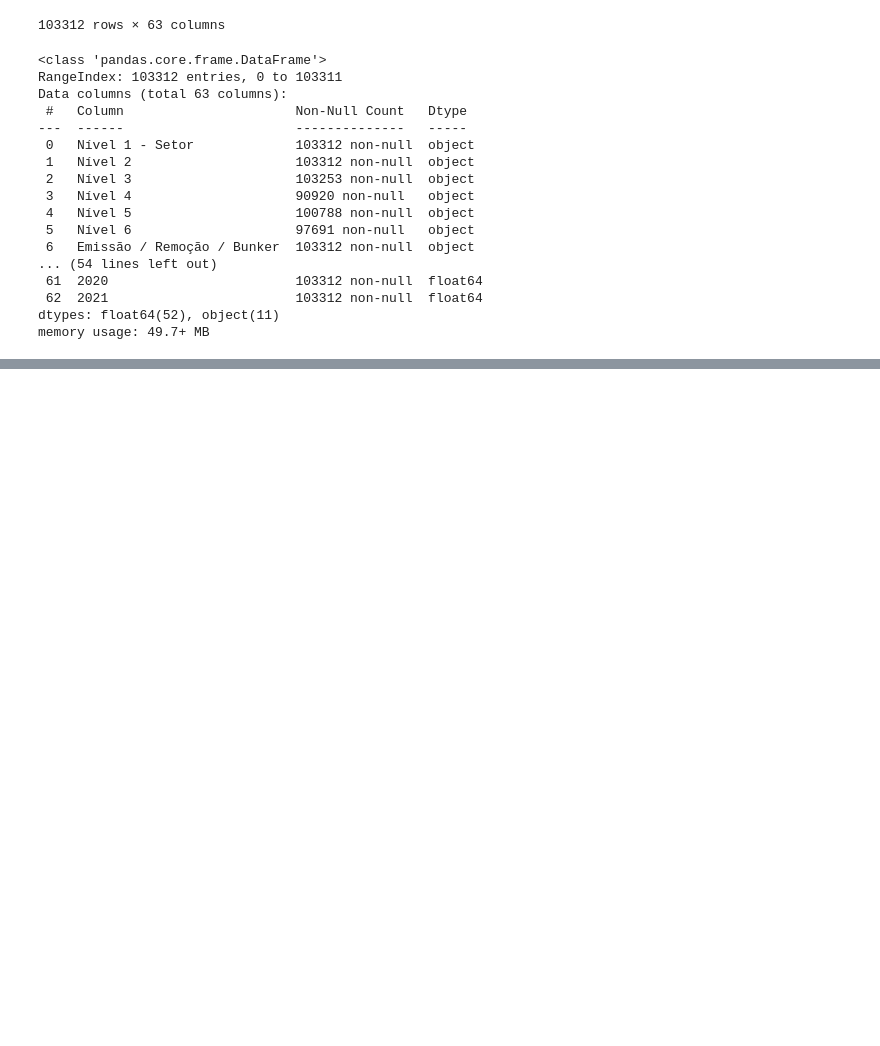
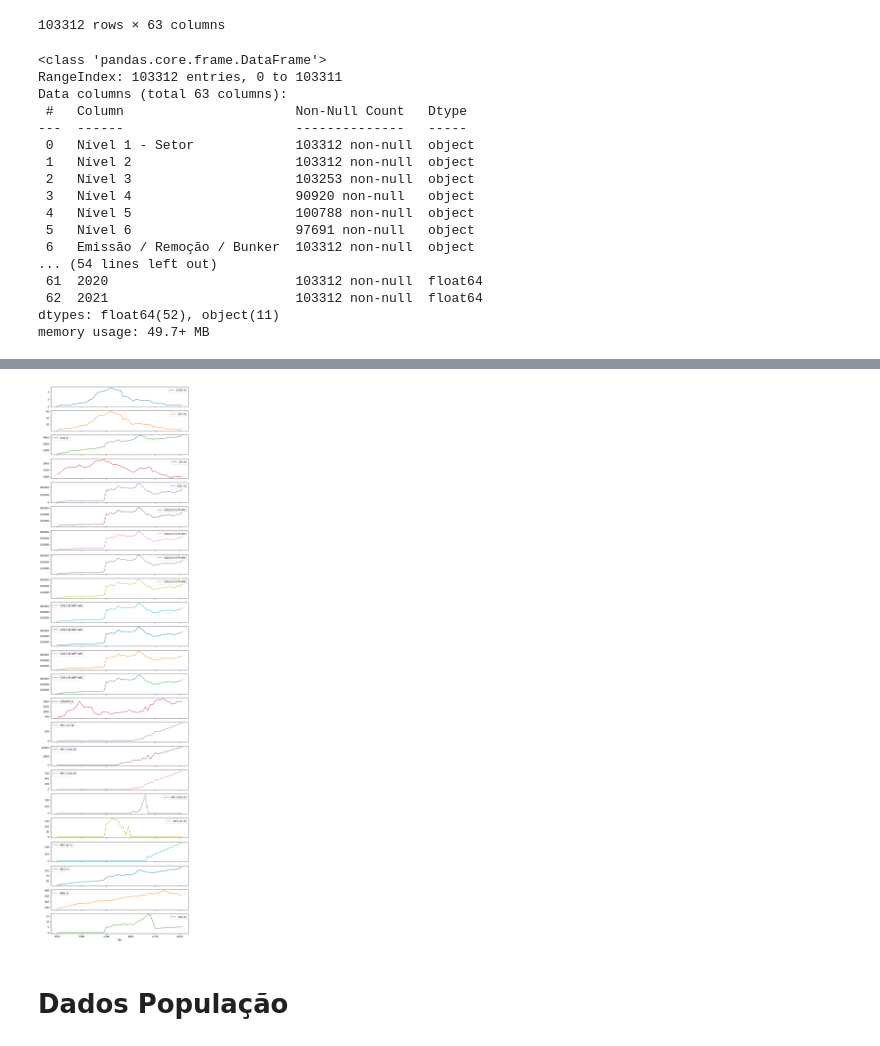
Before and after one commit to lucasz-g/Projetos-Pandas, a Jupyter notebook: Seleção e Agrupamento/emissao_gases_estufa.ipynb, the cells around one changed output, grey strips where cells are left out. Saved outputs shown, nothing was run; the diff lists cells and outputs as text; code cells hidden in the pictures; blank space fills up the shorter version.

```diff
--- a/Seleção e Agrupamento/emissao_gases_estufa.ipynb
+++ b/Seleção e Agrupamento/emissao_gases_estufa.ipynb
@@ -42,0 +508,3 @@ memory usage: 49.7+ MB
+# %%
+media_emissao_anual = emissoes_por_ano.groupby(['Ano', 'Gás'])[['Emissão']].mean().reset_index()
+media_emissao_anual
@@ -42,0 +525,3 @@ memory usage: 49.7+ MB
+# %%
+media_emissao_anual = media_emissao_anual.pivot_table(index='Ano', columns='Gás', values='Emissão')
+media_emissao_anual
@@ -42,0 +548,6 @@ memory usage: 49.7+ MB
+# %%
+media_emissao_anual.plot(subplots=True, figsize=(10, 40));
+# %% [output]
+[figure, added]
+# %% [markdown]
+# Dados População
```
Also changed, not shown: parts of 60 cells of this notebook, 3 other files.
